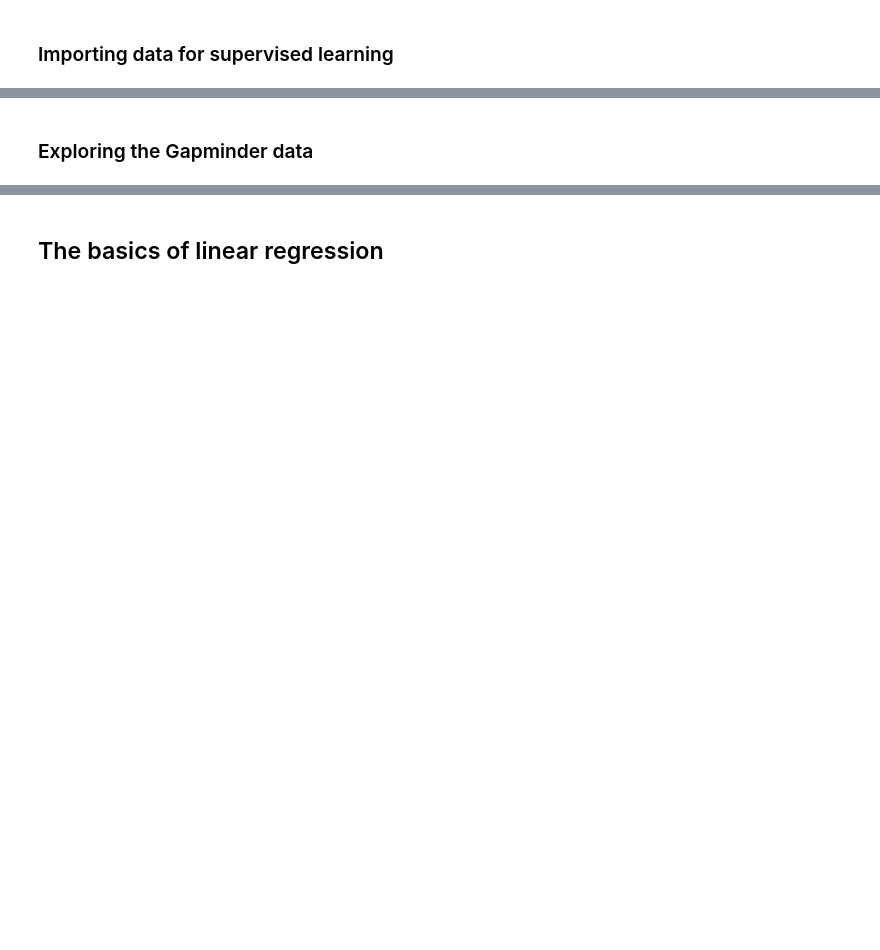
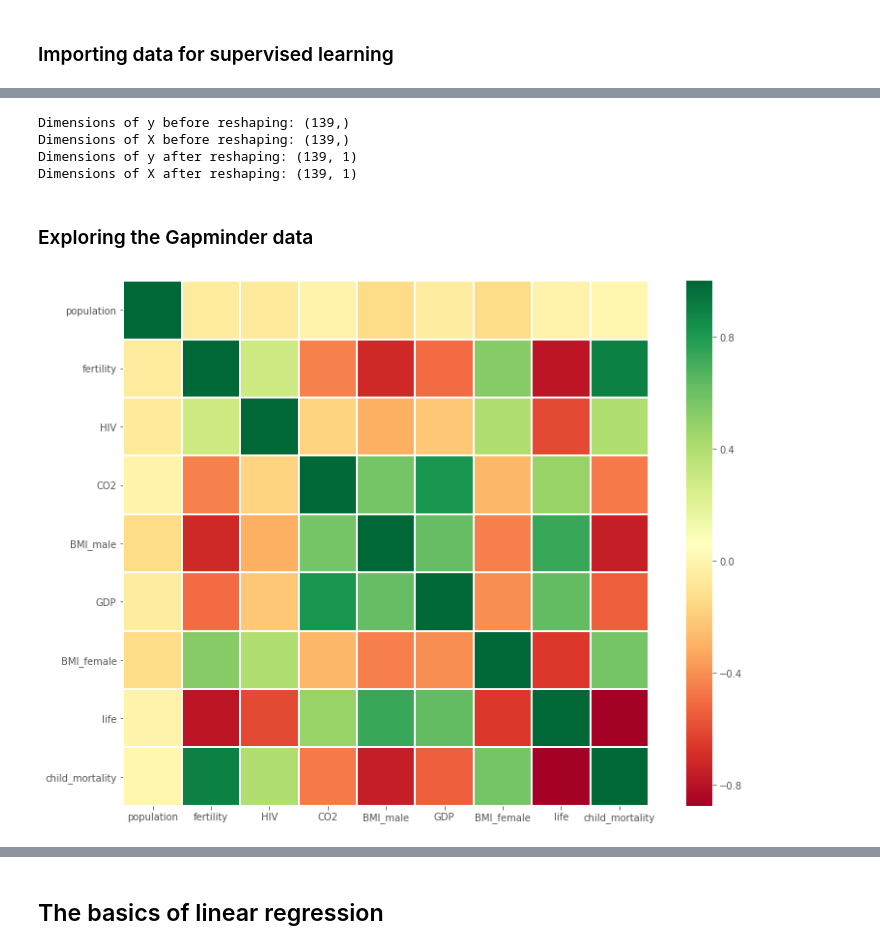
Before and after one commit to wsurles/datacamp_courses, a Jupyter notebook: python_courses/supervised_learning_with_scikitlearn/supervised_learning_with_scikitlearn.ipynb, the cells around one changed output, grey strips where cells are left out. Saved outputs shown, nothing was run; the diff lists cells and outputs as text; code cells hidden in the pictures; blank space fills up the shorter version.

```diff
--- a/python_courses/supervised_learning_with_scikitlearn/supervised_learning_with_scikitlearn.ipynb
+++ b/python_courses/supervised_learning_with_scikitlearn/supervised_learning_with_scikitlearn.ipynb
@@ -629,0 +715,4 @@ plt.show()
+# %%
+file = 'https://assets.datacamp.com/production/course_1939/datasets/gm_2008_region.csv'
+gapminder = pd.read_csv(file)
+gapminder.head()
@@ -630,2 +726,35 @@ plt.show()
+# %%
+# Create arrays for features and target variable
+y = gapminder.life
+X = gapminder.fertility
+
+# Print the dimensions of X and y before reshaping
+print("Dimensions of y before reshaping: {}".format(y.shape))
+print("Dimensions of X before reshaping: {}".format(X.shape))
+
+# Reshape X and y
+y = y.reshape(-1,1)
+X = X.reshape(-1,1)
+
+# Print the dimensions of X and y after reshaping
+print("Dimensions of y after reshaping: {}".format(y.shape))
+print("Dimensions of X after reshaping: {}".format(X.shape))
+# %% [output]
+Dimensions of y before reshaping: (139,)
+Dimensions of X before reshaping: (139,)
+Dimensions of y after reshaping: (139, 1)
+Dimensions of X after reshaping: (139, 1)
 # %% [markdown]
 ### Exploring the Gapminder data
+# %%
+plt.figure(figsize=(14,10))
+
+sns.heatmap(
+    gapminder.corr(),
+    square = True,
+    cmap="RdYlGn",
+    linewidths = 1)
+
+plt.show()
+# %% [output]
+[figure, added]
```
Also changed, not shown: parts of 43 cells of this notebook, 3 other files.
